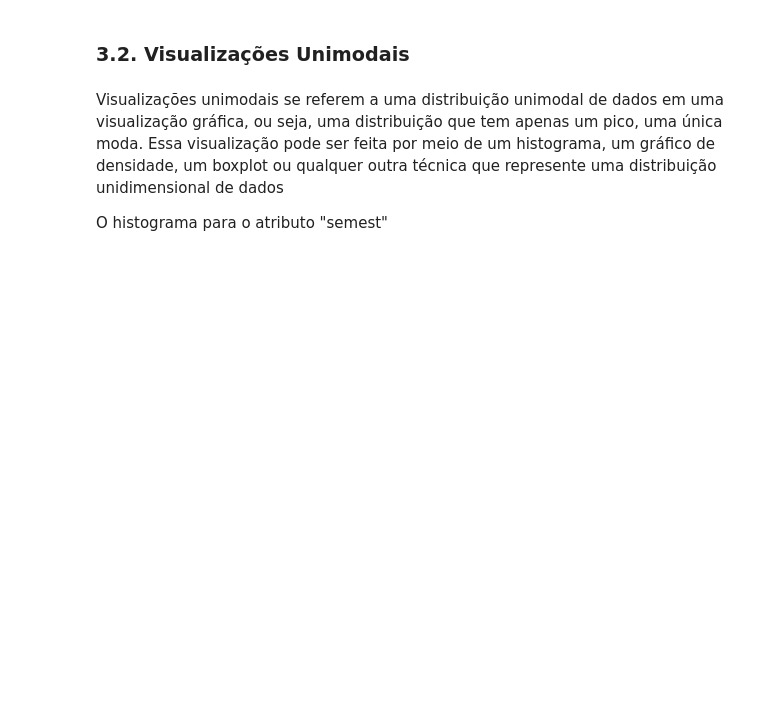
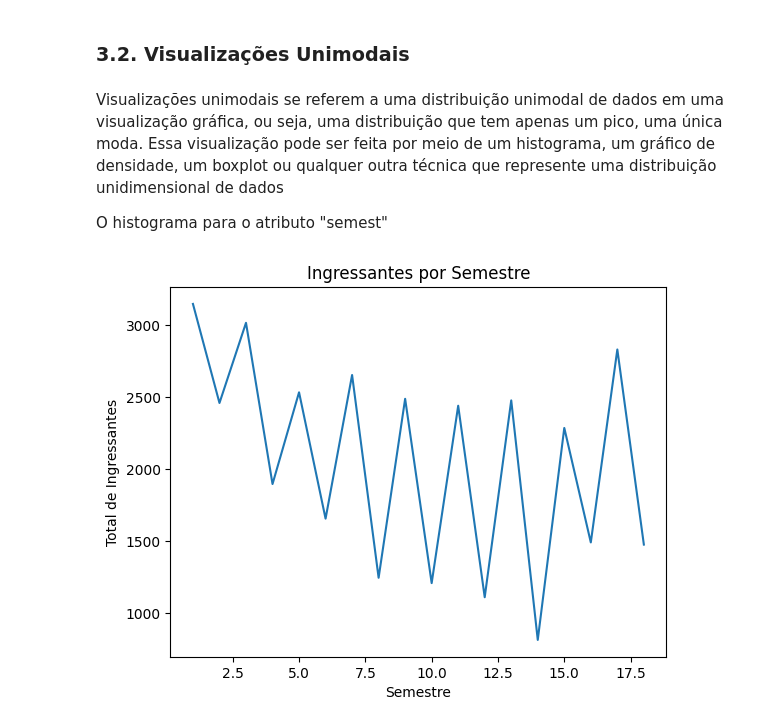
Before and after one commit to jdesous1/MVP, a Jupyter notebook: MVP_PUC_RIO.ipynb, the cells around one changed output. Cells and saved outputs as stored; diff of their text form; code cells hidden in the pictures; blank space fills up the shorter version.

```diff
--- a/MVP_PUC_RIO.ipynb
+++ b/MVP_PUC_RIO.ipynb
@@ -173,3 +173,24 @@ print(dados)
 Visualizações unimodais se referem a uma distribuição unimodal de dados em uma visualização gráfica, ou seja, uma distribuição que tem apenas um pico, uma única moda. Essa visualização pode ser feita por meio de um histograma, um gráfico de densidade, um boxplot ou qualquer outra técnica que represente uma distribuição unidimensional de dados
 
 O histograma para o atributo "semest"
+# %%
+# Lê o arquivo CSV com os dados
+df = pd.read_csv('https://raw.githubusercontent.com/jdesous1/MVP-Sprint-1/main/IngressoMatriculados.csv')
+
+# Define as colunas 'Ano' e 'Total de Matriculados' como os dados para o gráfico
+x = df['Semestre']
+y = df['IngressosVestibular']
+
+# Cria o gráfico de linhas
+plt.plot(x, y)
+
+# Adiciona rótulos aos eixos
+plt.xlabel('Semestre')
+plt.ylabel('Total de Ingressantes')
+plt.title('Ingressantes por Semestre')
+
+
+# mostra o gráfico
+plt.show()
+# %% [output]
+[figure, added]
```
